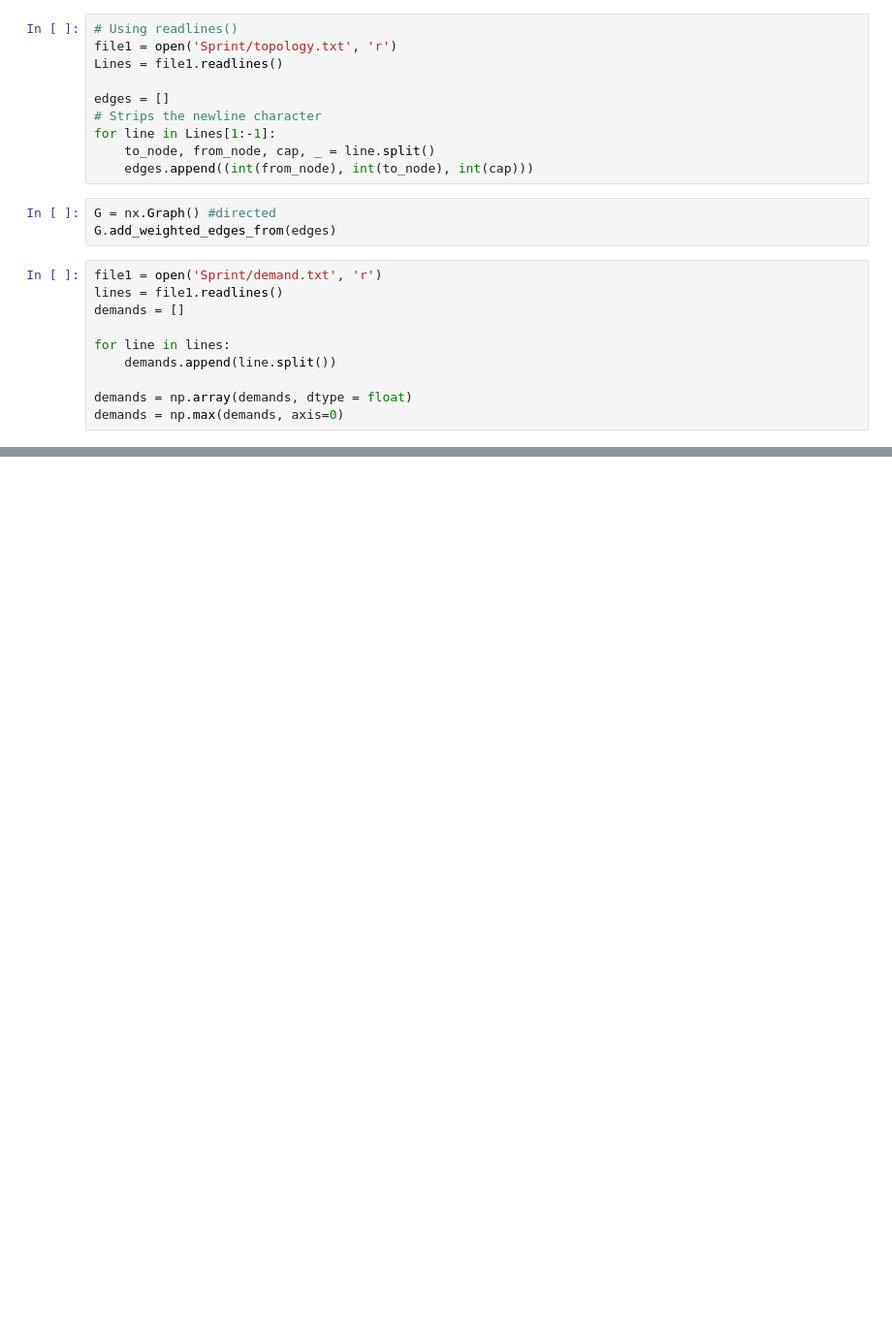
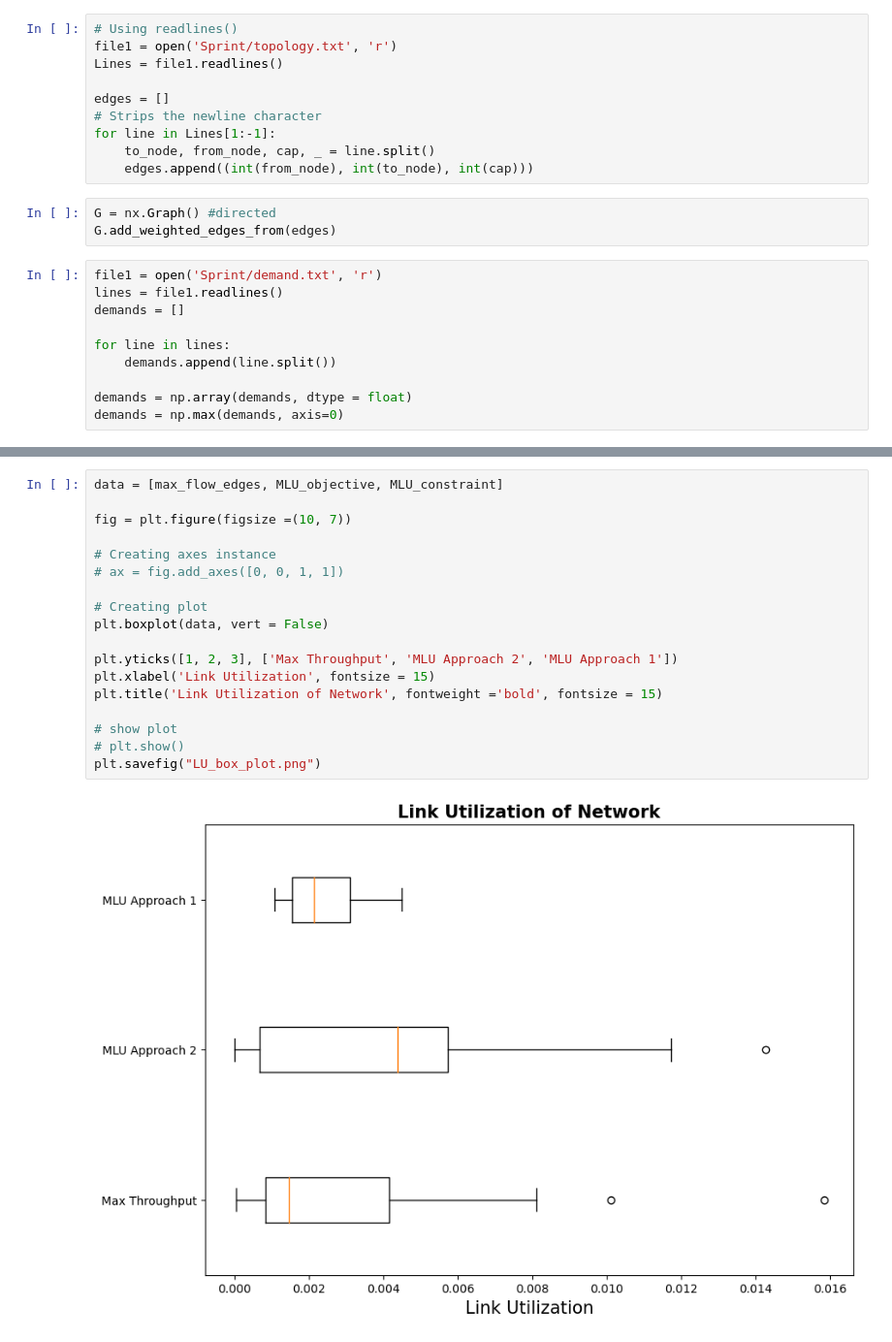
Before and after one commit to benbananas/NetworksFinal, a Jupyter notebook: visualizations.ipynb, the cells around one changed output, grey strips where cells are left out. Shown at 97% size. Cells and saved outputs as stored; diff of their text form; blank space fills up the shorter version.

```diff
--- a/visualizations.ipynb
+++ b/visualizations.ipynb
@@ -239,0 +395,20 @@ nx.draw(G, pos, width=widths)
+# %%
+data = [max_flow_edges, MLU_objective, MLU_constraint]
+
+fig = plt.figure(figsize =(10, 7))
+
+# Creating axes instance
+# ax = fig.add_axes([0, 0, 1, 1])
+
+# Creating plot
+plt.boxplot(data, vert = False)
+
+plt.yticks([1, 2, 3], ['Max Throughput', 'MLU Approach 2', 'MLU Approach 1'])
+plt.xlabel('Link Utilization', fontsize = 15)
+plt.title('Link Utilization of Network', fontweight ='bold', fontsize = 15)
+
+# show plot
+# plt.show()
+plt.savefig("LU_box_plot.png")
+# %% [output]
+[figure, added]
```
Also changed, not shown: parts of 12 cells of this notebook, 2 other files.
